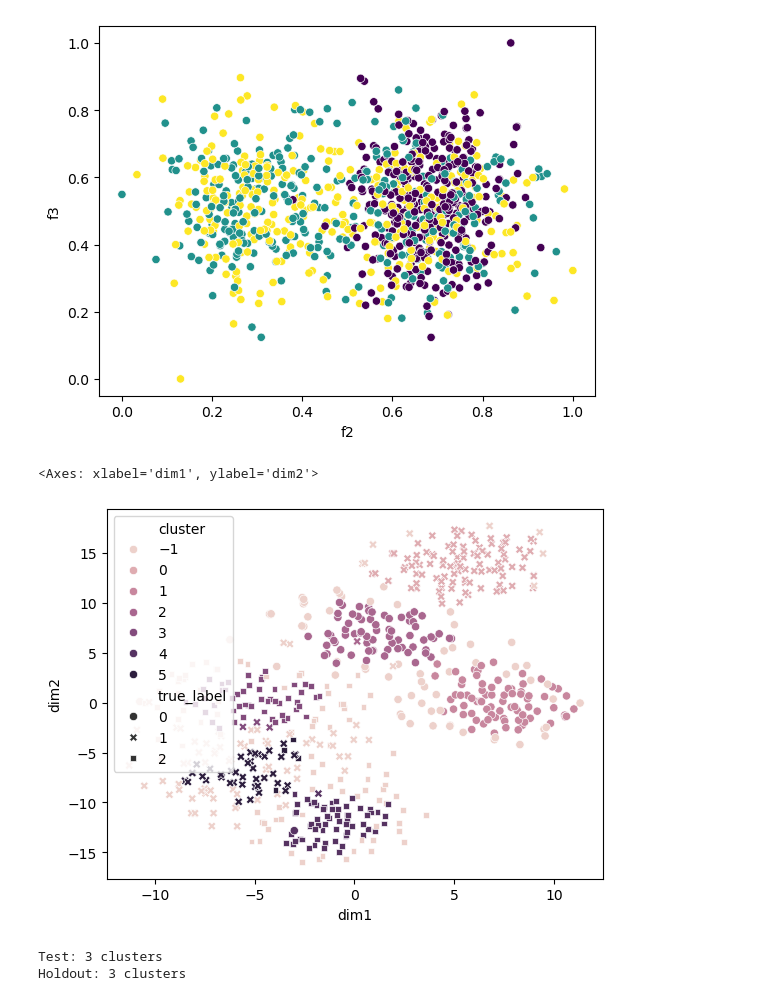
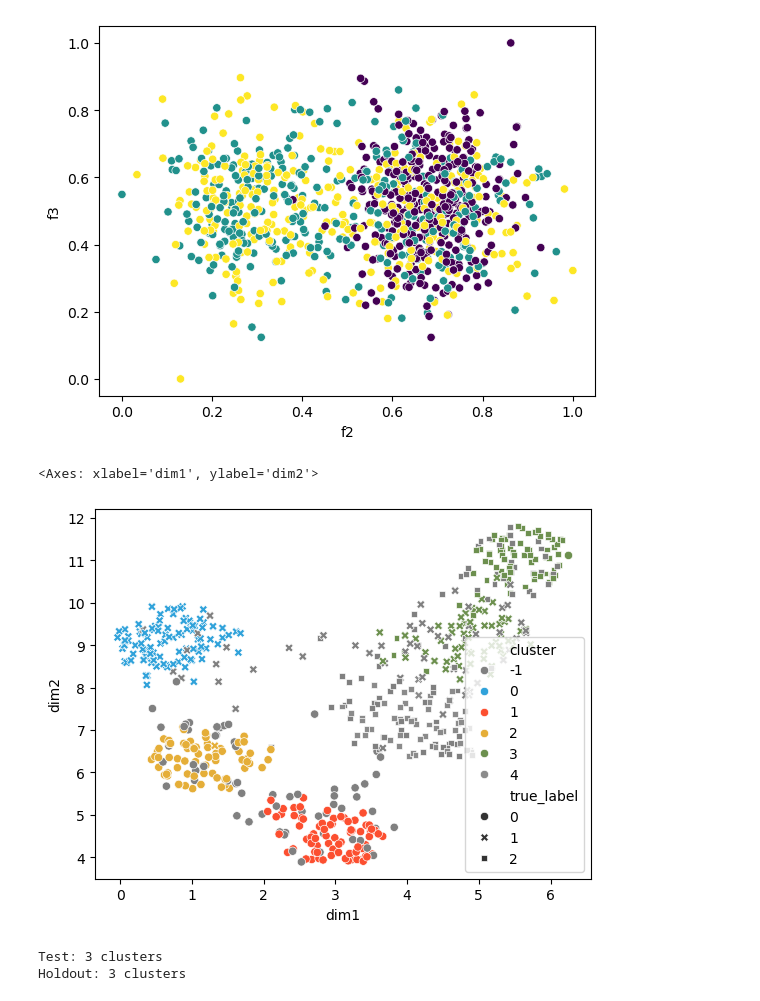
Before and after one commit to davidtweddell/lc_repo, a Jupyter notebook: 04-clustering-basic.ipynb, the cells around one changed output. Drawn from its saved outputs; the diff is of its cells as text; code cells hidden in the pictures.

```diff
--- a/04-clustering-basic.ipynb
+++ b/04-clustering-basic.ipynb
@@ -73,12 +87,6 @@ umap_model = umap.UMAP(
 umap_model.fit(X_train)
 
 
-from sklearn.manifold import TSNE
-tsne_model = TSNE(n_components=2, perplexity=50, n_iter=5000, random_state=42)
-tsne_model.fit(X_train)
-
-
-
 # transform the training data
 X_train_umap = umap_model.transform(X_train)
 X_train_tsne = tsne_model.fit_transform(X_train)
@@ -86,7 +94,7 @@ X_train_tsne = tsne_model.fit_transform(X_train)
 # use hdbscan clustering to label the training data
 import hdbscan
 clusterer = hdbscan.HDBSCAN(
-                                min_cluster_size=15,
+                                min_cluster_size=50,
                                 min_samples=5,
                                 prediction_data=True,
                                 cluster_selection_method="leaf"
@@ -95,15 +103,14 @@ clusterer = hdbscan.HDBSCAN(
 # clusterer.fit(X_train_umap)
 clusterer.fit(X_train_tsne)
 
-df_train = pd.DataFrame(X_train_tsne, columns=["dim1", "dim2"])
-# df_train = pd.DataFrame(X_train_umap, columns=["dim1", "dim2"])
+df_train = pd.DataFrame(X_train_umap, columns=["dim1", "dim2"])
 df_train["true_label"] = y_train
 df_train["cluster"] = clusterer.labels_
 # %%
-sns.scatterplot(data=df_train, x="dim1", y="dim2", hue="cluster", style = "true_label")
+sns.scatterplot(data=df_train, x="dim1", y="dim2", hue="cluster", style = "true_label", palette = colours)
 # %% [output]
 <Axes: xlabel='dim1', ylabel='dim2'>
-[figure, old version]
+[figure, new version]
 # %%
 
 # apply the same umap_mdel to the test data and predict cluster membership
```
Also changed, not shown: parts of 11 cells of this notebook, 3 other files.
